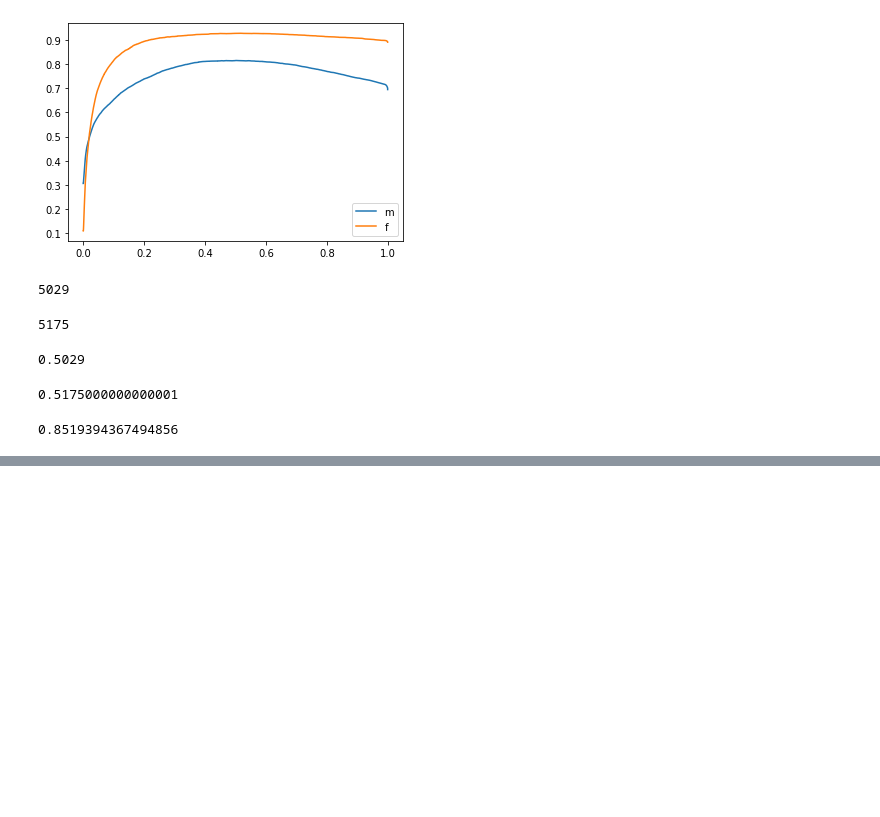
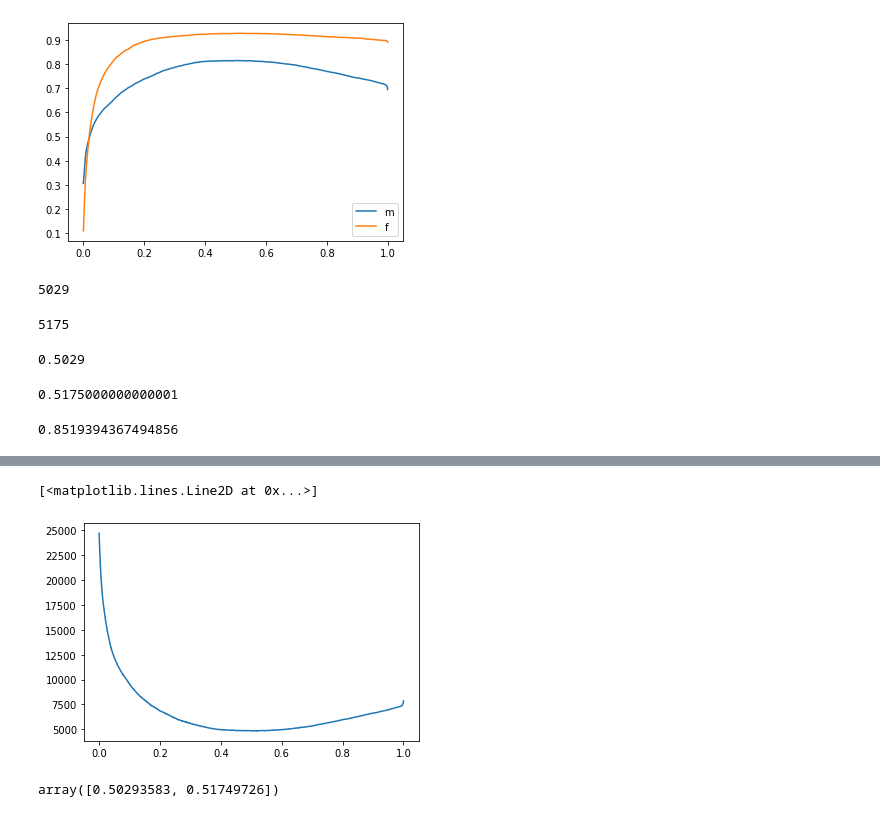
Before and after one commit to leevironty/stat-ml-project, a Jupyter notebook: main.ipynb, the cells around one changed output, grey strips where cells are left out. Drawn from its saved outputs; the diff is of its cells as text; code cells hidden in the pictures; blank space fills up the shorter version.

```diff
--- a/main.ipynb
+++ b/main.ipynb
@@ -282,0 +313,5 @@ pd.concat([
+# %%
+plt.plot(ps, l)
+# %% [output]
+[<matplotlib.lines.Line2D at 0x...>]
+[figure, added]
@@ -282,0 +343,4 @@ pd.concat([
+# %%
+max_profit(probs, protected_label.values * 1, y.values * 1)
+# %% [output]
+array([0.50293583, 0.51749726])
```
Also changed, not shown: parts of 24 cells of this notebook.
